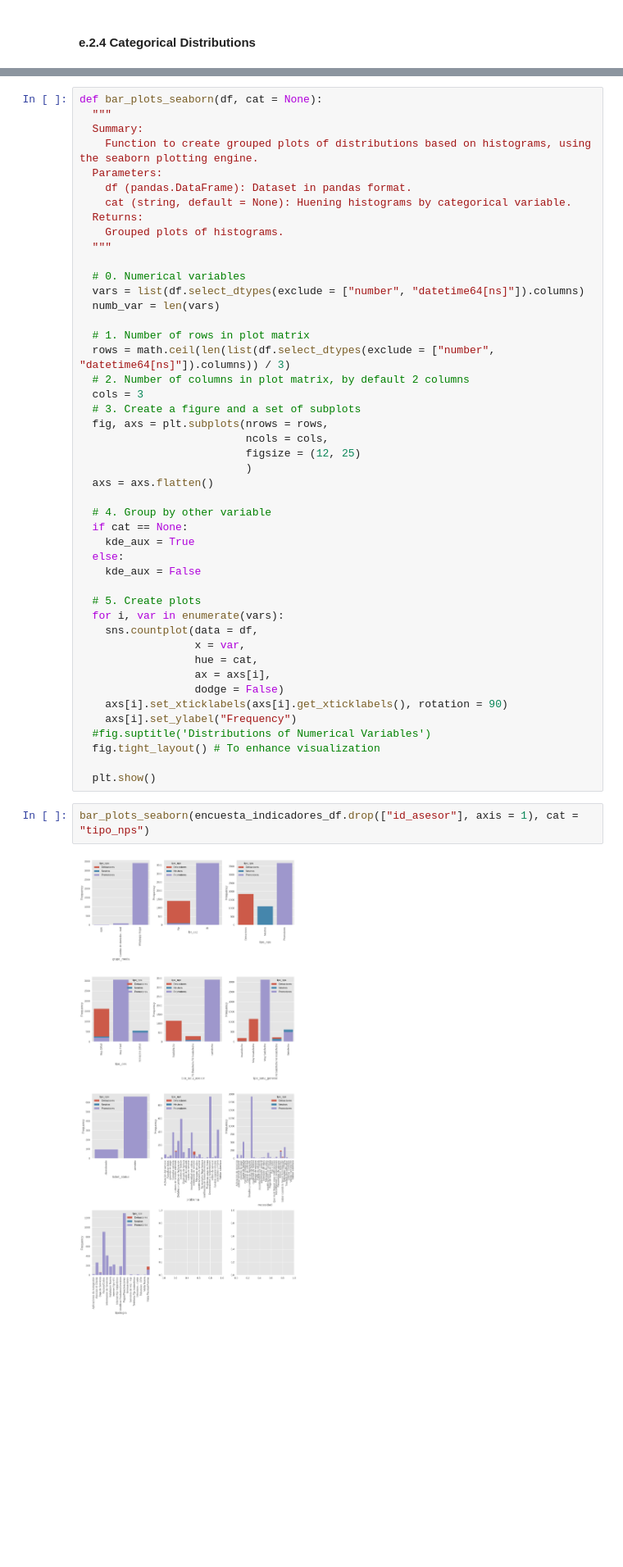
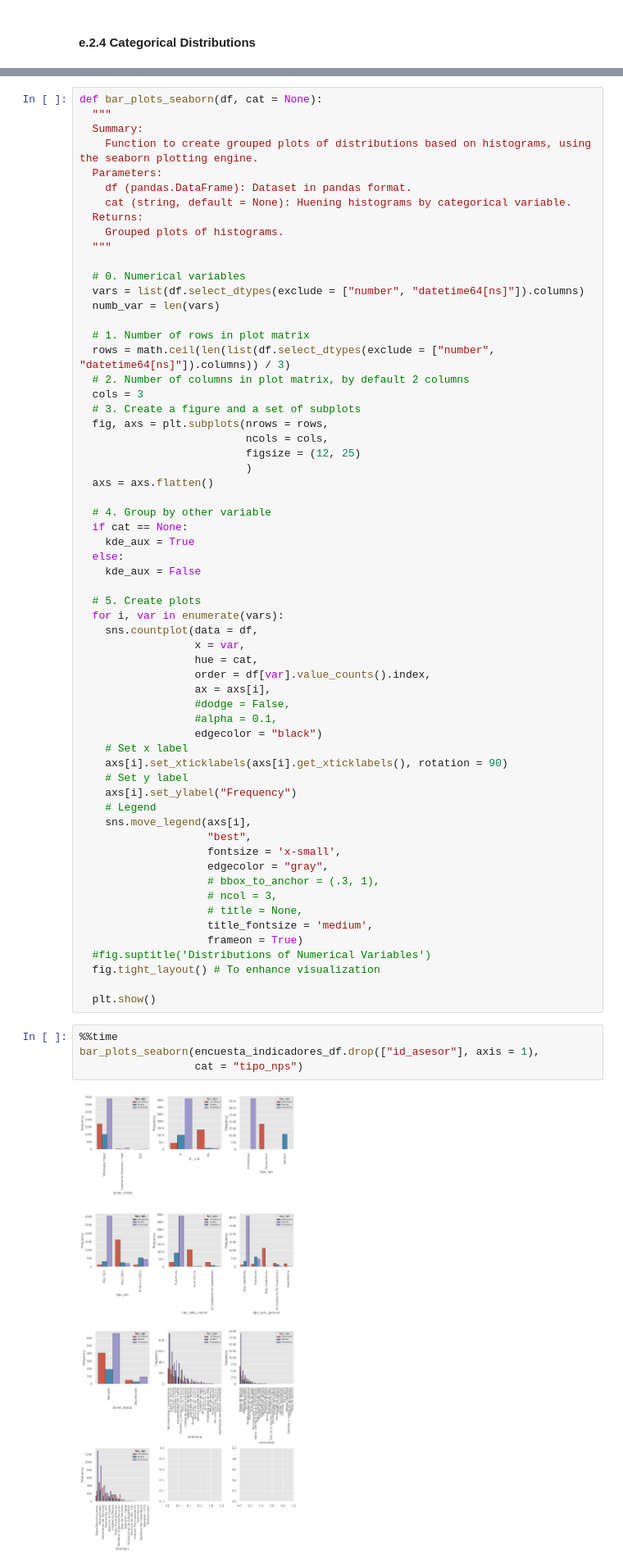
Before and after one commit to leandroaguazaco/data_science_portfolio, a Jupyter notebook: Projects/01-NPS_Analysis/P01_NPS_Analysis.ipynb, the cells around one changed output, grey strips where cells are left out. Shown at 82% size. Cells and saved outputs as stored; diff of their text form; blank space fills up the shorter version.

Commit message:
Enhance countplots

```diff
--- a/Projects/01-NPS_Analysis/P01_NPS_Analysis.ipynb
+++ b/Projects/01-NPS_Analysis/P01_NPS_Analysis.ipynb
@@ -828,15 +857,32 @@ def bar_plots_seaborn(df, cat = None):
     sns.countplot(data = df,
                   x = var,
                   hue = cat,
+                  order = df[var].value_counts().index,
                   ax = axs[i],
-                  dodge = False)
+                  #dodge = False,
+                  #alpha = 0.1,
+                  edgecolor = "black")
+    # Set x label
     axs[i].set_xticklabels(axs[i].get_xticklabels(), rotation = 90)
+    # Set y label
     axs[i].set_ylabel("Frequency")
+    # Legend
+    sns.move_legend(axs[i],
+                    "best",
+                    fontsize = 'x-small',
+                    edgecolor = "gray",
+                    # bbox_to_anchor = (.3, 1),
+                    # ncol = 3,
+                    # title = None,
+                    title_fontsize = 'medium',
+                    frameon = True)
   #fig.suptitle('Distributions of Numerical Variables')
   fig.tight_layout() # To enhance visualization
 
   plt.show()
 # %%
-bar_plots_seaborn(encuesta_indicadores_df.drop(["id_asesor"], axis = 1), cat = "tipo_nps")
+%%time
+bar_plots_seaborn(encuesta_indicadores_df.drop(["id_asesor"], axis = 1),
+                  cat = "tipo_nps")
 # %% [output]
-[figure, old version]
+[figure, new version]
```
Also changed, not shown: parts of 7 cells of this notebook.
